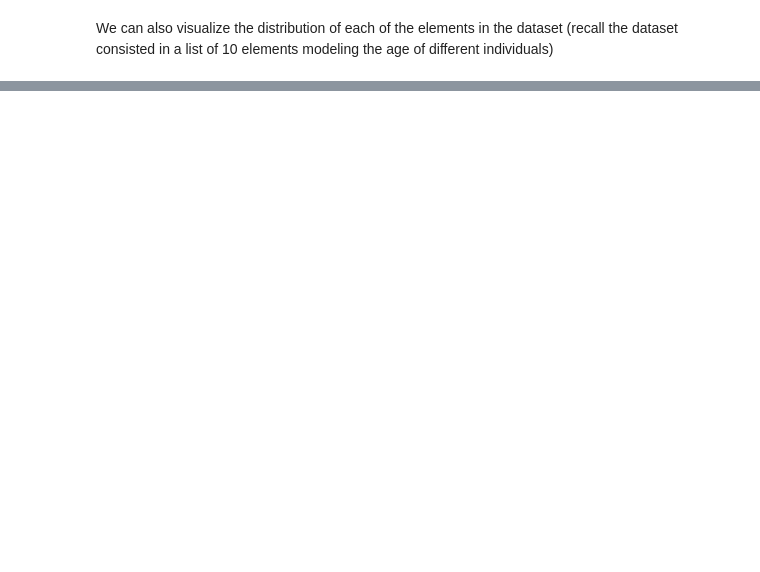
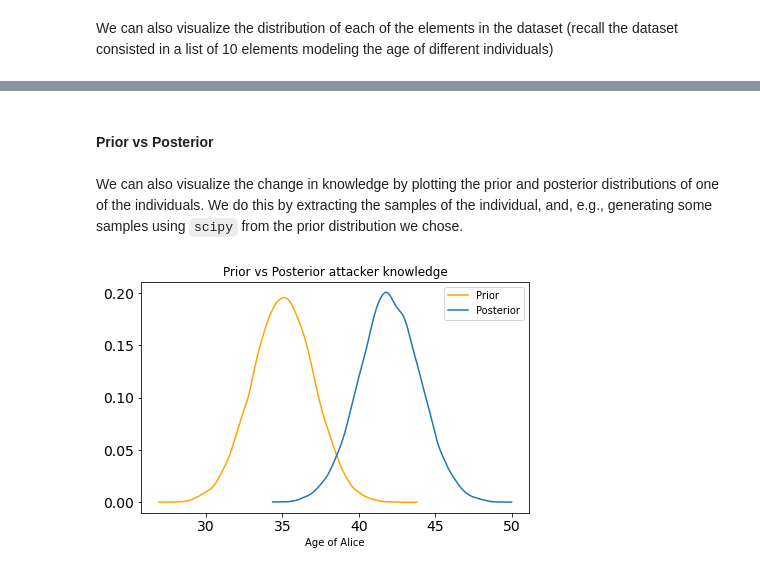
Before and after one commit to tommcamm/privugger, a Jupyter notebook: docs/tutorials/Tutorial.ipynb, the cells around one changed output, grey strips where cells are left out. Drawn from its saved outputs; the diff is of its cells as text; code cells hidden in the pictures; blank space fills up the shorter version.

```diff
--- a/docs/tutorials/Tutorial.ipynb
+++ b/docs/tutorials/Tutorial.ipynb
@@ -151,0 +124,17 @@ results.plot_mutual_information()
+# %% [markdown]
+#### Prior vs Posterior
+# %% [markdown]
+We can also visualize the change in knowledge by plotting the prior and posterior distributions of one of the individuals. We do this by extracting the samples of the individual, and, e.g., generating some samples using `scipy` from the prior distribution we chose.
+# %%
+from scipy.stats import norm
+posterior_alice_age = trace.posterior['ages'][:,:,0].values.flatten()
+prior_alice_age     = norm(loc=35,scale=2).rvs(size=posterior_alice_age.size)
+
+az.plot_dist(prior_alice_age,label='Prior',color='orange')
+az.plot_dist(posterior_alice_age,label='Posterior')
+plt.title('Prior vs Posterior attacker knowledge')
+plt.xlabel('Age of Alice')
+plt.legend(loc='best')
+plt.show()
+# %% [output]
+[figure, added]
```
Also changed, not shown: parts of 46 cells of this notebook, 3 other files.
